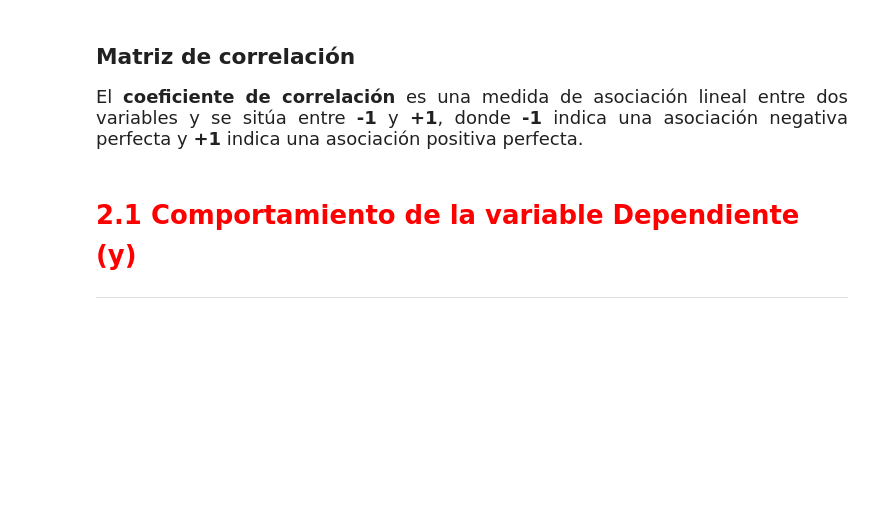
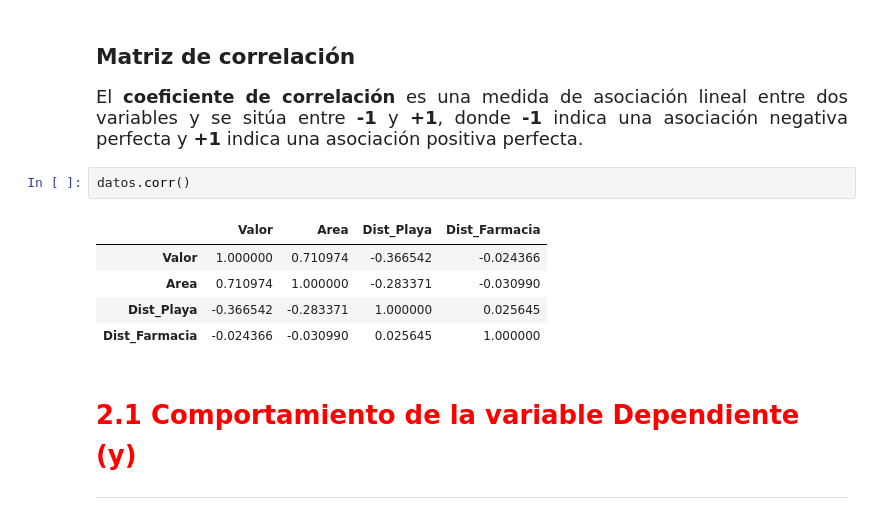
Before and after one commit to JCSR2022/Alura_Data_Science, a Jupyter notebook: Advanced_Modeling_Techniques/2212_Regresion_lineal.ipynb, the cells around one changed output. Cells and saved outputs as stored; diff of their text form; blank space fills up the shorter version.

```diff
--- a/Advanced_Modeling_Techniques/2212_Regresion_lineal.ipynb
+++ b/Advanced_Modeling_Techniques/2212_Regresion_lineal.ipynb
@@ -71,6 +87,14 @@ datos.head()
 ## Matriz de correlación
 
 <p style='font-size: 18px; line-height: 2; margin: 10px 50px; text-align: justify;'>El <b>coeficiente de correlación</b> es una medida de asociación lineal entre dos variables y se sitúa entre <b>-1</b> y <b>+1</b>, donde <b>-1</b> indica una asociación negativa perfecta y <b>+1</b> indica una asociación positiva perfecta.</p>
+# %%
+datos.corr()
+# %% [output]
+|  | Valor | Area | Dist_Playa | Dist_Farmacia |
+| Valor | 1.000000 | 0.710974 | -0.366542 | -0.024366 |
+| Area | 0.710974 | 1.000000 | -0.283371 | -0.030990 |
+| Dist_Playa | -0.366542 | -0.283371 | 1.000000 | 0.025645 |
+| Dist_Farmacia | -0.024366 | -0.030990 | 0.025645 | 1.000000 |
 # %% [markdown]
 # <font color='red' style='font-size: 30px;'>2.1 Comportamiento de la variable Dependiente (y)</font>
 <hr style='border: 2px solid red;'>
```
Also changed, not shown: parts of 12 cells of this notebook.
